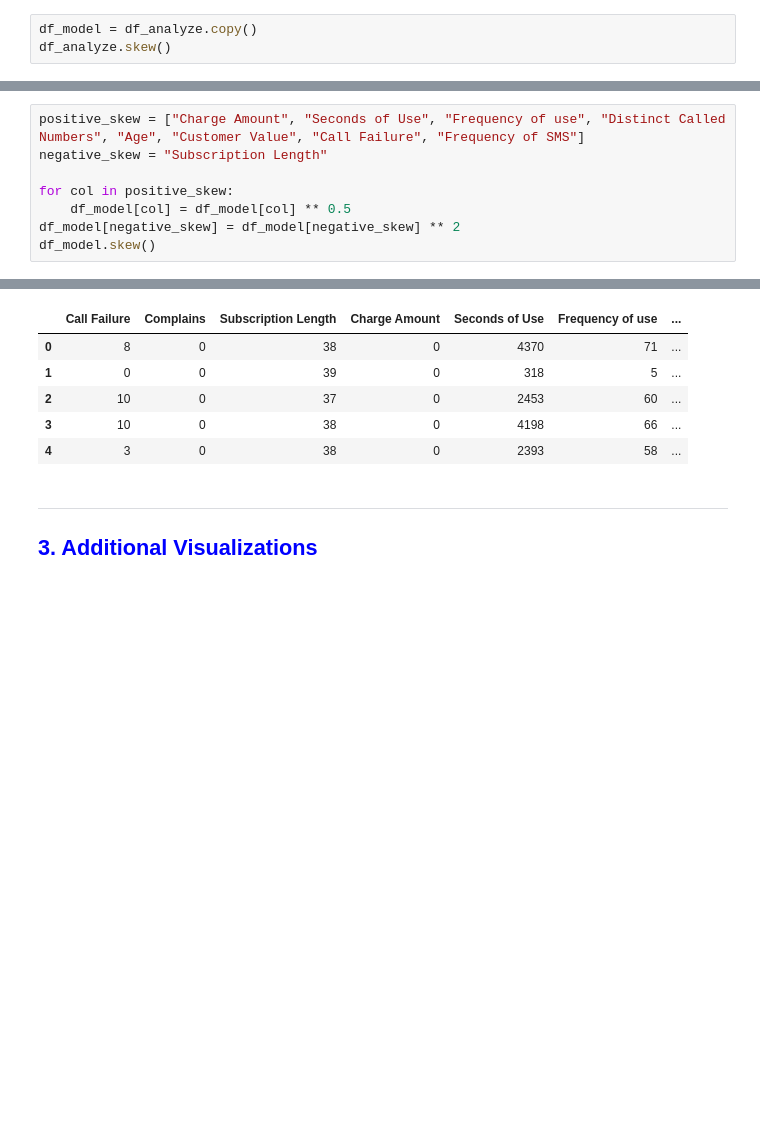
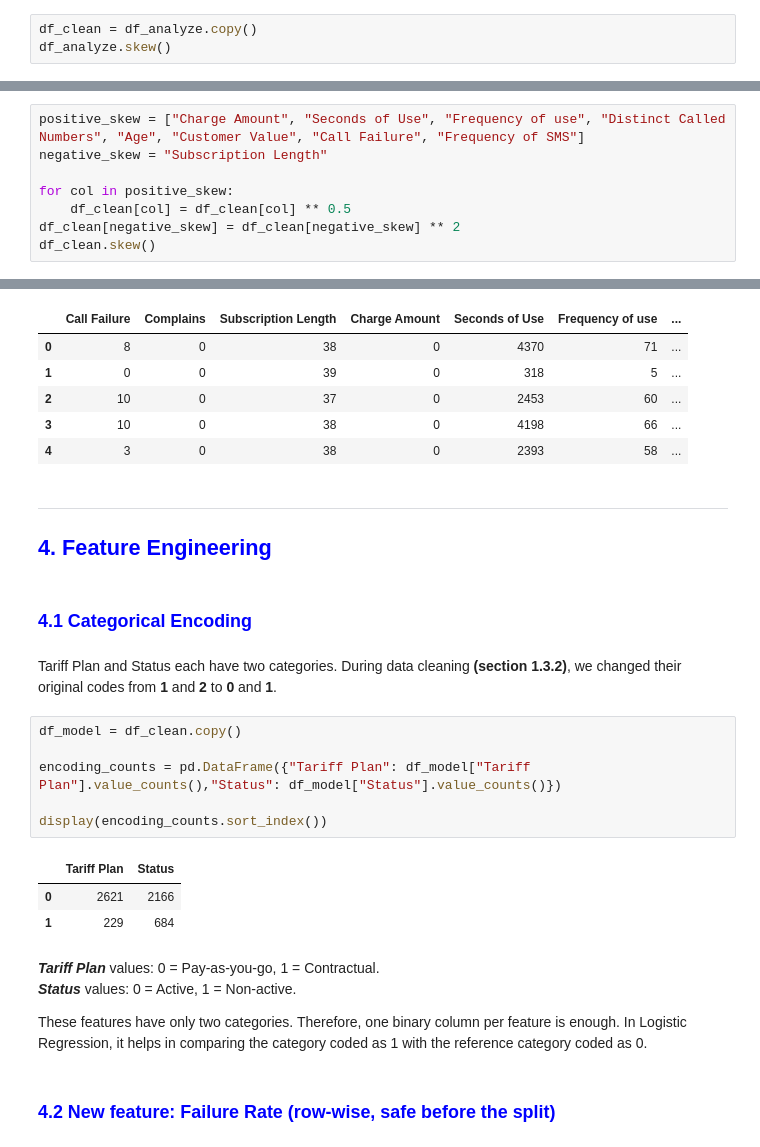
Before and after one commit to ntairuly/FinalProject_by_59ChurnGuard, a Jupyter notebook: Main.ipynb, the cells around one changed output, grey strips where cells are left out. Drawn from its saved outputs; the diff is of its cells as text; blank space fills up the shorter version.

```diff
--- a/Main.ipynb
+++ b/Main.ipynb
@@ -315,7 +315,7 @@ We will solve this problem by applying the following transformations to all colu
 
 ///////////////////////
 # %%
-df_model = df_analyze.copy()
+df_clean = df_analyze.copy()
 df_analyze.skew()
 # %% [output]
 Call Failure               1.067233
@@ -340,9 +340,9 @@ positive_skew = ["Charge Amount", "Seconds of Use", "Frequency of use", "Distinc
 negative_skew = "Subscription Length"
 
 for col in positive_skew:
-    df_model[col] = df_model[col] ** 0.5
-df_model[negative_skew] = df_model[negative_skew] ** 2
-df_model.skew()
+    df_clean[col] = df_clean[col] ** 0.5
+df_clean[negative_skew] = df_clean[negative_skew] ** 2
+df_clean.skew()
 # %% [output]
 Call Failure              -0.129865
 Complains                  3.080435
@@ -704,4 +703,26 @@ df_analyze.head()
 
 <hr>
 
-<h2 style="color:blue">3. Additional Visualizations</h2>
+<h2 style="color:blue">4. Feature Engineering</h2>
+# %% [markdown]
+<h3 style="color:blue">4.1 Categorical Encoding</h3>
+# %% [markdown]
+Tariff Plan and Status each have two categories. During data cleaning
+**(section 1.3.2)**, we changed their original codes from **1** and **2** to **0** and **1**.
+# %%
+df_model = df_clean.copy()
+
+encoding_counts = pd.DataFrame({"Tariff Plan": df_model["Tariff Plan"].value_counts(),"Status": df_model["Status"].value_counts()})
+
+display(encoding_counts.sort_index())
+# %% [output]
+|  | Tariff Plan | Status |
+| 0 | 2621 | 2166 |
+| 1 | 229 | 684 |
+# %% [markdown]
+<p><i><b>Tariff Plan</i></b> values: 0 = Pay-as-you-go, 1 = Contractual.<br>
+<i><b>Status</i></b> values: 0 = Active, 1 = Non-active.</p>
+
+These features have only two categories. Therefore, one binary column per feature is enough. In Logistic Regression, it helps in comparing the category coded as 1 with the reference category coded as 0.
+# %% [markdown]
+<h3 style="color:blue">4.2 New feature: Failure Rate (row-wise, safe before the split)</h3>
```
Also changed, not shown: parts of 5 cells of this notebook.
